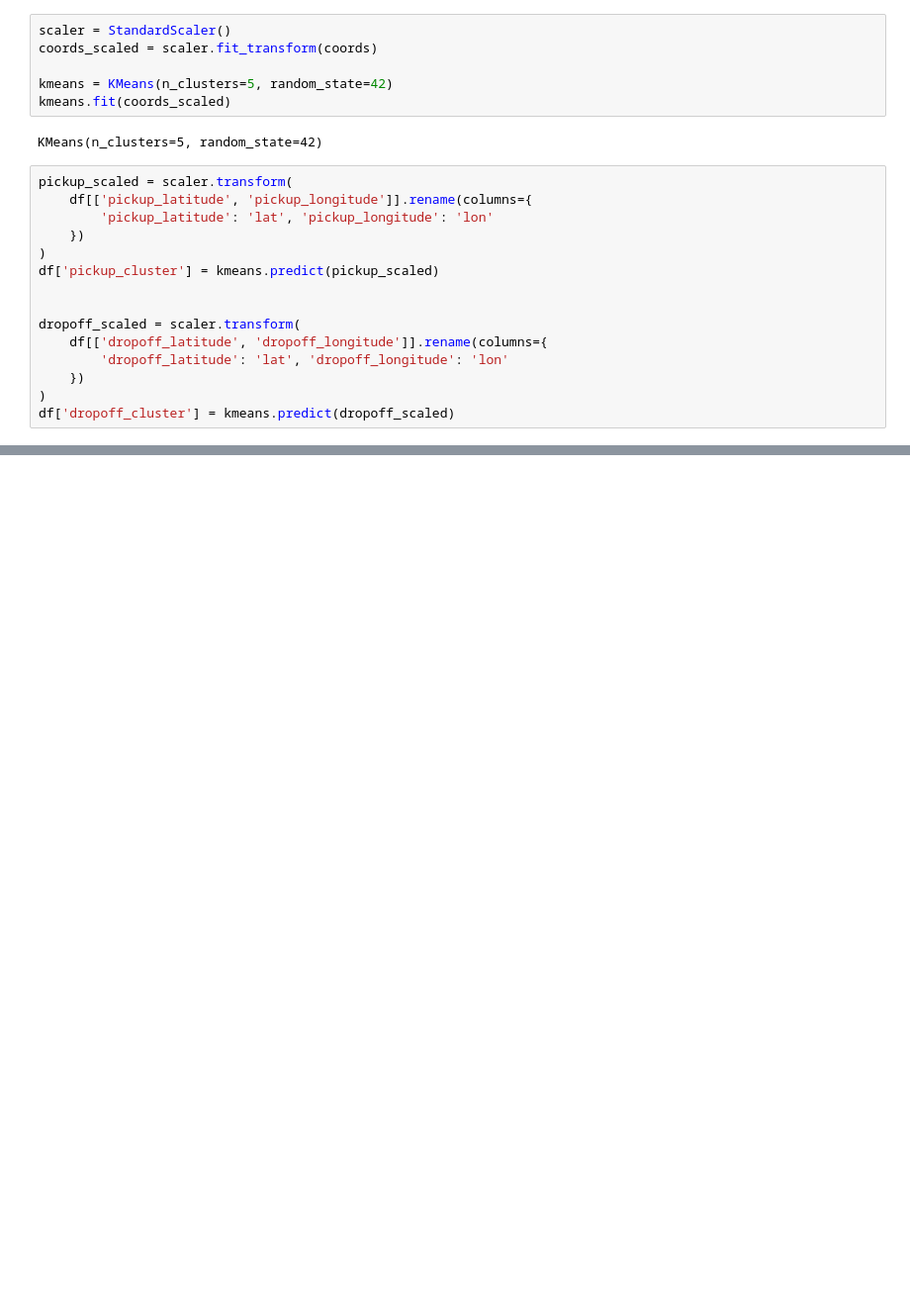
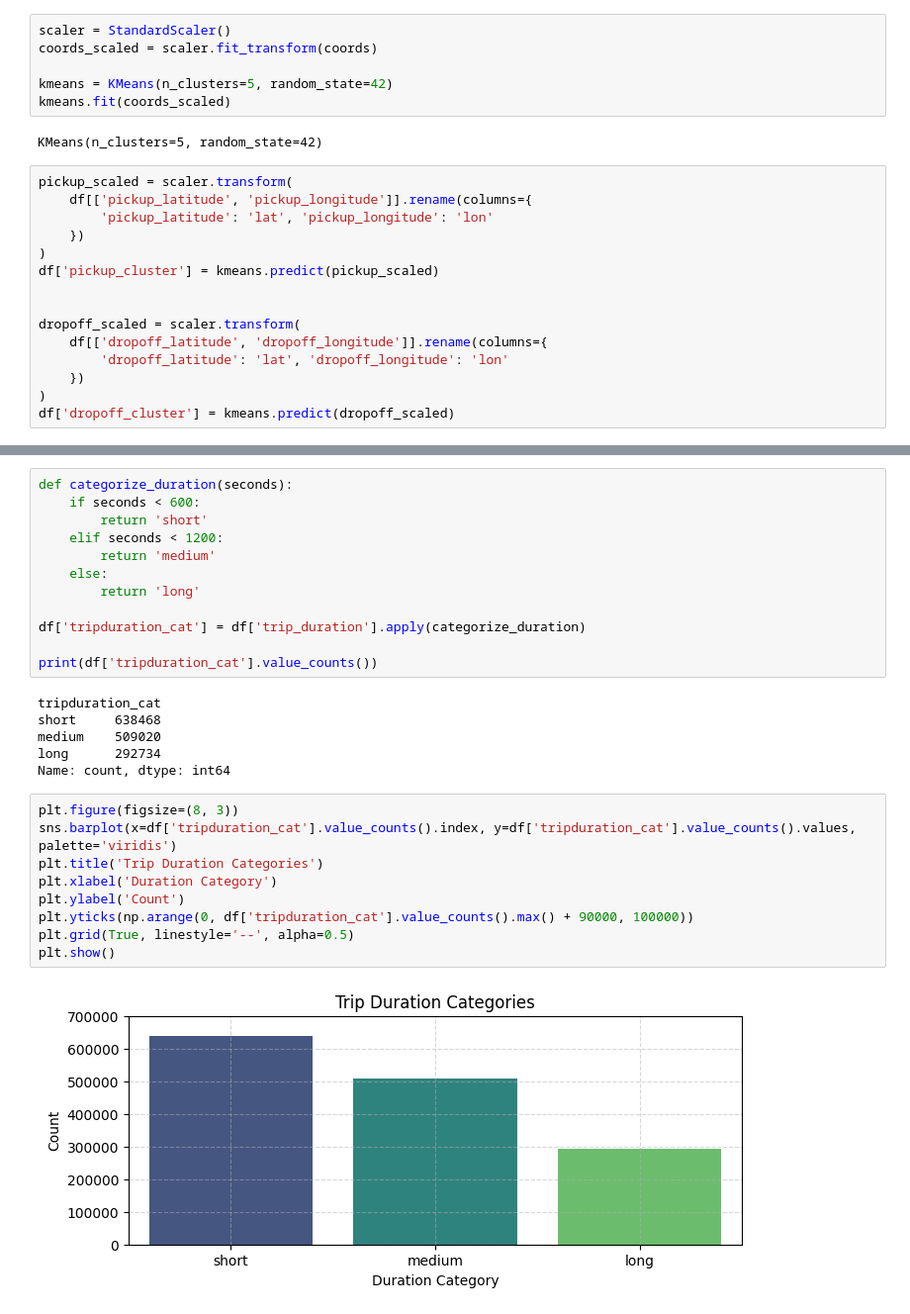
Before and after one commit to Marshoow/NYC_Taxi_Trip_DS, a Jupyter notebook: taxi_trip.ipynb, the cells around one changed output, grey strips where cells are left out. Shown at 99% size. Drawn from its saved outputs; the diff is of its cells as text; blank space fills up the shorter version.

```diff
--- a/taxi_trip.ipynb
+++ b/taxi_trip.ipynb
@@ -294,0 +635,29 @@ df.sample(3)
+# %%
+def categorize_duration(seconds):
+    if seconds < 600:
+        return 'short'
+    elif seconds < 1200:
+        return 'medium'
+    else:
+        return 'long'
+
+df['tripduration_cat'] = df['trip_duration'].apply(categorize_duration)
+
+print(df['tripduration_cat'].value_counts())
+# %% [output]
+tripduration_cat
+short     638468
+medium    509020
+long      292734
+Name: count, dtype: int64
+# %%
+plt.figure(figsize=(8, 3))
+sns.barplot(x=df['tripduration_cat'].value_counts().index, y=df['tripduration_cat'].value_counts().values, palette='viridis')
+plt.title('Trip Duration Categories')
+plt.xlabel('Duration Category')
+plt.ylabel('Count')
+plt.yticks(np.arange(0, df['tripduration_cat'].value_counts().max() + 90000, 100000))
+plt.grid(True, linestyle='--', alpha=0.5)
+plt.show()
+# %% [output]
+[figure, added]
```
Also changed, not shown: parts of 50 cells of this notebook, 1 other file.
